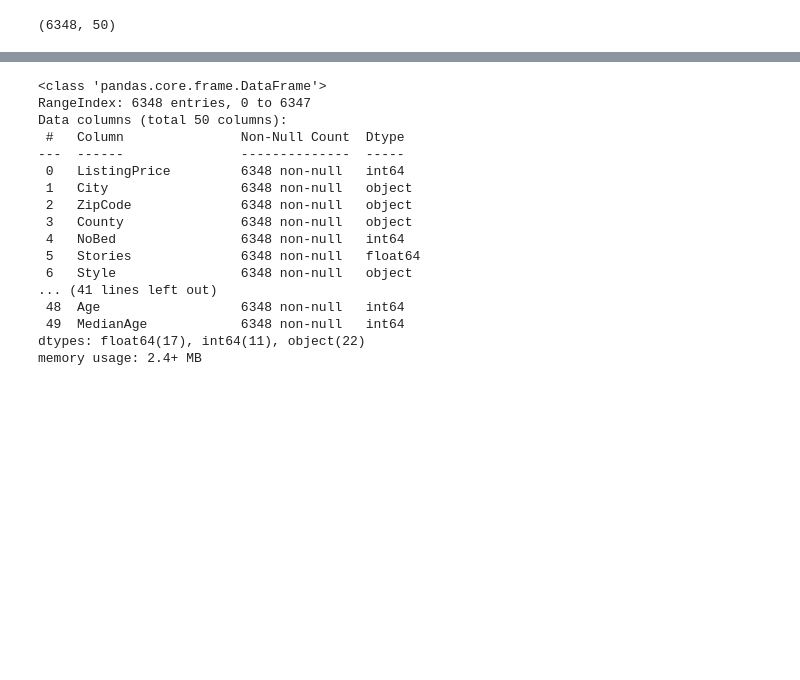
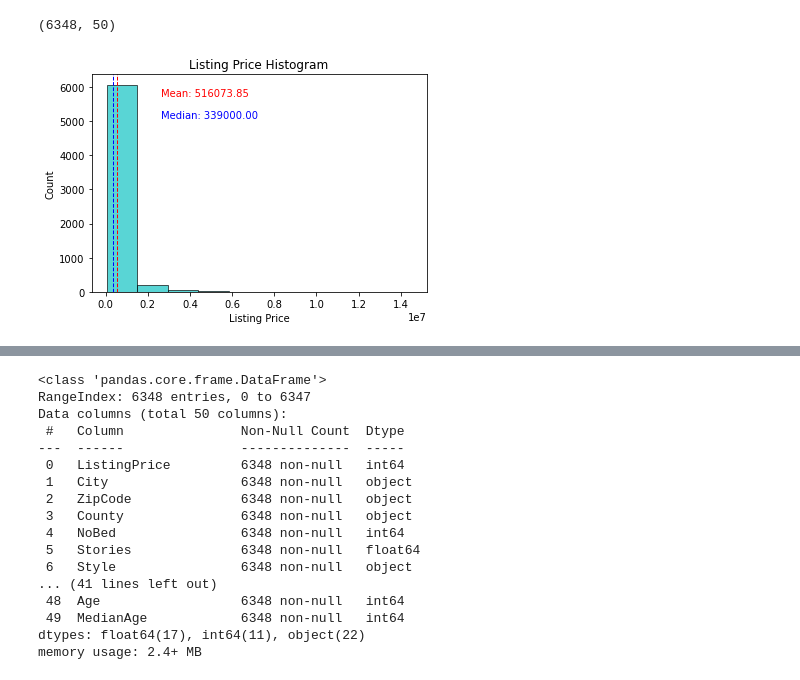
Before and after one commit to AllenAnsari/Prediction-House-Price-Using-Image-Processing, a Jupyter notebook: notebooks/Model.ipynb, the cells around one changed output, grey strips where cells are left out. Drawn from its saved outputs; the diff is of its cells as text; code cells hidden in the pictures; blank space fills up the shorter version.

```diff
--- a/notebooks/Model.ipynb
+++ b/notebooks/Model.ipynb
@@ -67,3 +67,16 @@ SingleFamilyHome = load_house_attributes('../data/processed/SingleFamilyFinal.cs
 SingleFamilyHome.shape
 # %% [output]
 (6348, 50)
+# %%
+plt.hist(SingleFamilyHome.ListingPrice,bins=10, color='c', edgecolor='k', alpha=0.65)
+plt.xlabel('Listing Price')
+plt.ylabel('Count')
+plt.title('Listing Price Histogram')
+plt.axvline(SingleFamilyHome.ListingPrice.mean(),color='r', linestyle='dashed', linewidth=1)
+plt.axvline(SingleFamilyHome.ListingPrice.median(),color='b', linestyle='dashed', linewidth=1)
+min_ylim, max_ylim = plt.ylim()
+plt.text(SingleFamilyHome.ListingPrice.mean()*5.1, max_ylim*0.9, 'Mean: {:.2f}'.format(SingleFamilyHome.ListingPrice.mean()),color='r')
+plt.text(SingleFamilyHome.ListingPrice.mean()*5.1, max_ylim*0.8, 'Median: {:.2f}'.format(SingleFamilyHome.ListingPrice.median()),color='b')
+plt.show()
+# %% [output]
+[figure, added]
```
Also changed, not shown: parts of 10 cells of this notebook, 3 other files.
